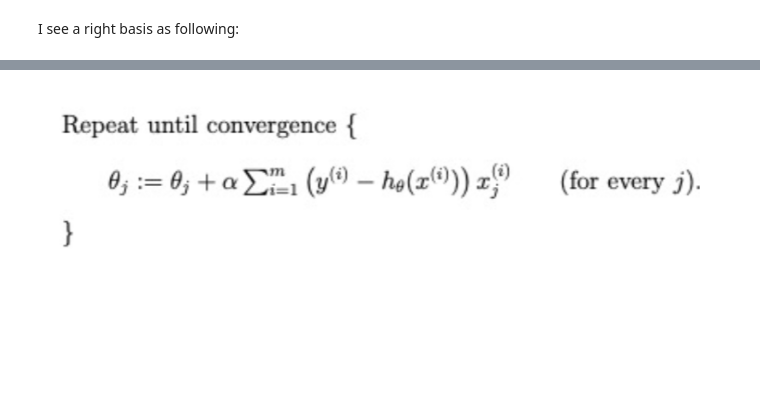
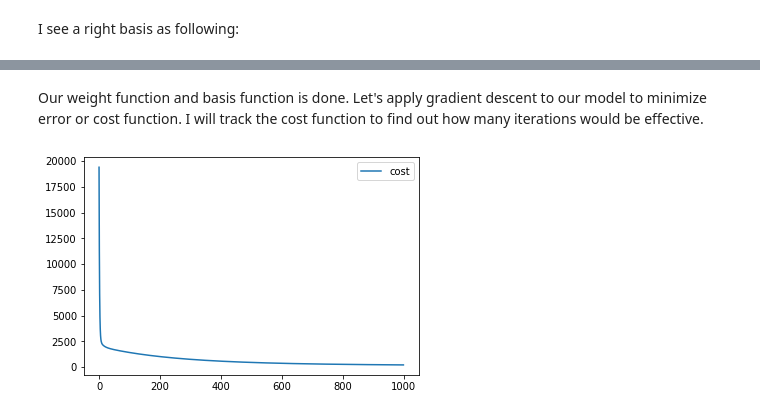
Before and after one commit to BorisOskolkov/MLcourse, a Jupyter notebook: asng01/A01_task.ipynb, the cells around one changed output, grey strips where cells are left out. Drawn from its saved outputs; the diff is of its cells as text; code cells hidden in the pictures; blank space fills up the shorter version.

```diff
--- a/asng01/A01_task.ipynb
+++ b/asng01/A01_task.ipynb
@@ -129,5 +76,40 @@ basis = np.hstack([np.ones((x_data.shape[0], 1)), x_data, x_data**3])
-# %%
-theta = np.random.randn(100,3)
-prediction = np.sum(theta.T.dot(basis), axis=1)
-# %% [markdown]
-![image.png](embedded-picture-1)
+# %%
+def apply_basis(x):
+  basis_composition=[np.ones((x.shape[0], 1)),
+                    np.sin(x),
+                    np.cos(x),
+                    x,
+                    x*np.sin(x),
+                    x*np.cos(x),
+                    x**2,
+                    (x**2)*np.sin(x),
+                    (x**2)*np.cos(x),
+                    x**3,
+                    (x**3)*np.sin(x),
+                    (x**3)*np.cos(x),]
+  return np.hstack(basis_composition)
+basis = apply_basis(x_data)
+# creating weight function
+theta = np.random.randn(len(basis[1]))
+# %% [markdown]
+Our weight function and basis function is done. Let's apply gradient descent to our model to minimize error or cost function.
+I will track the cost function to find out how many iterations would be effective.
+# %%
+def gradient_descent(basis,y,theta,lr,it):
+  cost=np.zeros(it)
+  m=len(basis[1])
+  for i in range(it):
+    prediction=np.sum(basis * theta.T , axis=1)
+    cost[i] = np.sum((y - prediction)**2)/2
+    deriv = lr*(basis.T.dot(y - prediction))/m
+    theta=theta+deriv
+  plt.plot(cost, label="cost")
+  plt.legend()
+  plt.show()
+  return theta, cost[i]
+
+iterations = 1000
+lr=0.001
+theta,_ = gradient_descent(basis,y_data,theta,lr,iterations)
+# %% [output]
+[figure, added]
```
Also changed, not shown: parts of 10 cells of this notebook.
